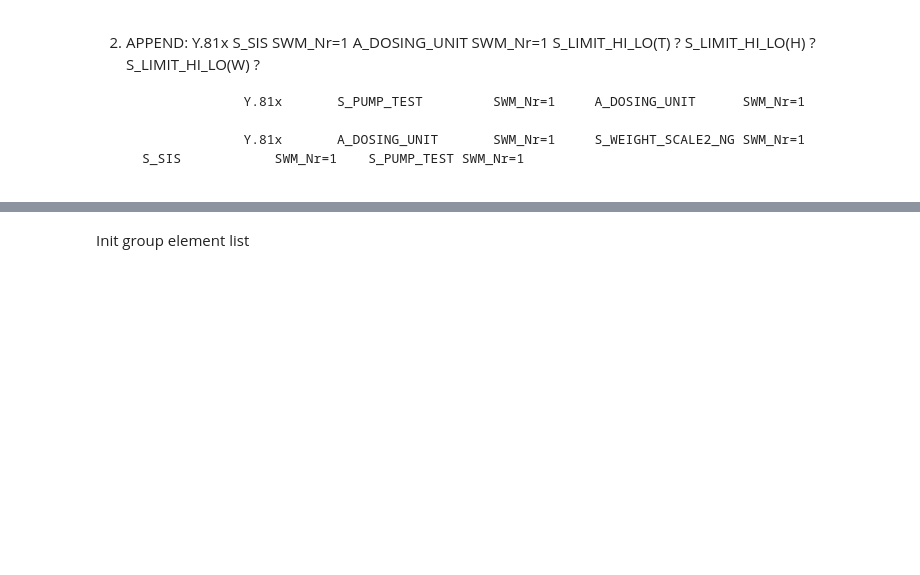
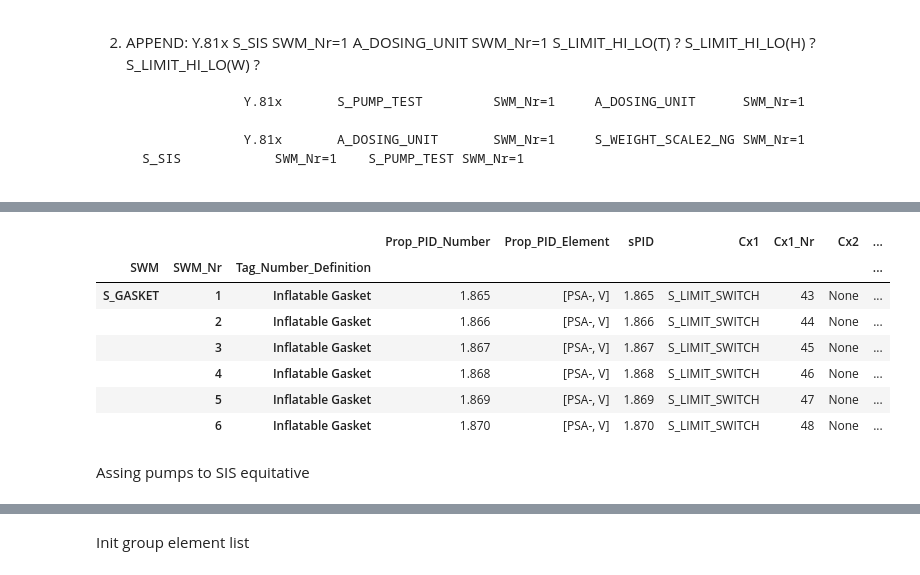
Before and after one commit to emartinskan/epic, a Jupyter notebook: epic.ipynb, the cells around one changed output, grey strips where cells are left out. Saved outputs shown, nothing was run; the diff lists cells and outputs as text; code cells hidden in the pictures; blank space fills up the shorter version.

Commit message:
working on gaskets

```diff
--- a/epic.ipynb
+++ b/epic.ipynb
@@ -882,3 +982,18 @@ for items in element_list.index:
+# %%
+element_list_a_gasket = element_list[element_list['SWM'] == 'S_GASKET']
+ga_gasket = element_list_a_gasket.groupby(['SWM','SWM_Nr','Tag_Number_Definition'])
+ga_gasket.first()
+# %% [output]
+|  |  |  | Prop_PID_Number | Prop_PID_Element | sPID | Cx1 | Cx1_Nr | Cx2 | ... |
+| SWM | SWM_Nr | Tag_Number_Definition |  |  |  |  |  |  | ... |
+| S_GASKET | 1 | Inflatable Gasket | 1.865 | [PSA-, V] | 1.865 | S_LIMIT_SWITCH | 43 | None | ... |
+|  | 2 | Inflatable Gasket | 1.866 | [PSA-, V] | 1.866 | S_LIMIT_SWITCH | 44 | None | ... |
+|  | 3 | Inflatable Gasket | 1.867 | [PSA-, V] | 1.867 | S_LIMIT_SWITCH | 45 | None | ... |
+|  | 4 | Inflatable Gasket | 1.868 | [PSA-, V] | 1.868 | S_LIMIT_SWITCH | 46 | None | ... |
+|  | 5 | Inflatable Gasket | 1.869 | [PSA-, V] | 1.869 | S_LIMIT_SWITCH | 47 | None | ... |
+|  | 6 | Inflatable Gasket | 1.870 | [PSA-, V] | 1.870 | S_LIMIT_SWITCH | 48 | None | ... |
+# %% [markdown]
+Assing pumps to SIS equitative
 # %%
 #APPEND: Pumps belongs to SIS = ?
 #Assing pumps to SIS equitative
```
Also changed, not shown: parts of 30 cells of this notebook.
